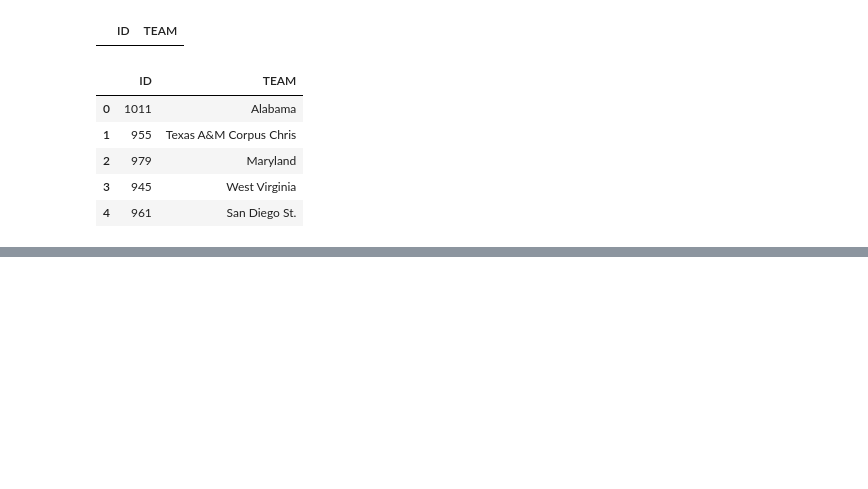
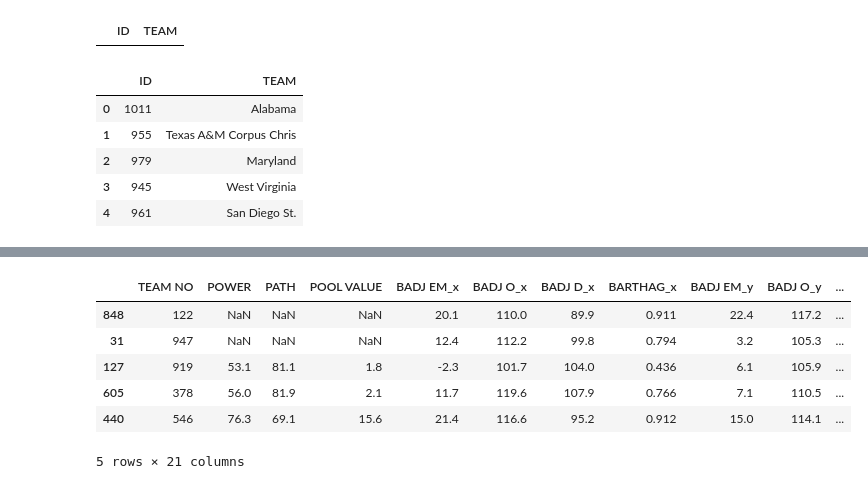
Before and after one commit to jaynebottarini/csci467-semester-proj, a Jupyter notebook: data_sorting.ipynb, the cells around one changed output, grey strips where cells are left out. Drawn from its saved outputs; the diff is of its cells as text; code cells hidden in the pictures; blank space fills up the shorter version.

```diff
--- a/logistic_reg.ipynb
+++ b/data_sorting.ipynb
@@ -142,0 +226,17 @@ team_id.head()
+# %%
+heat_check = pd.read_csv("mm_data\Heat Check Tournament Index.csv")
+
+heat_check_subset = heat_check[["TEAM NO", "POWER", "PATH", "POOL VALUE"]]
+matchups = pd.merge(heat_check_subset, matchups, on="TEAM NO", how='right')
+
+matchups = matchups.dropna(subset=['YEAR'])
+# %%
+matchups.sample(5)
+# %% [output]
+|  | TEAM NO | POWER | PATH | POOL VALUE | BADJ EM_x | BADJ O_x | BADJ D_x | BARTHAG_x | BADJ EM_y | BADJ O_y | ... |
+| 848 | 122 | NaN | NaN | NaN | 20.1 | 110.0 | 89.9 | 0.911 | 22.4 | 117.2 | ... |
+| 31 | 947 | NaN | NaN | NaN | 12.4 | 112.2 | 99.8 | 0.794 | 3.2 | 105.3 | ... |
+| 127 | 919 | 53.1 | 81.1 | 1.8 | -2.3 | 101.7 | 104.0 | 0.436 | 6.1 | 105.9 | ... |
+| 605 | 378 | 56.0 | 81.9 | 2.1 | 11.7 | 119.6 | 107.9 | 0.766 | 7.1 | 110.5 | ... |
+| 440 | 546 | 76.3 | 69.1 | 15.6 | 21.4 | 116.6 | 95.2 | 0.912 | 15.0 | 114.1 | ... |
+5 rows × 21 columns
```
Also changed, not shown: parts of 24 cells of this notebook, 2 other files.
